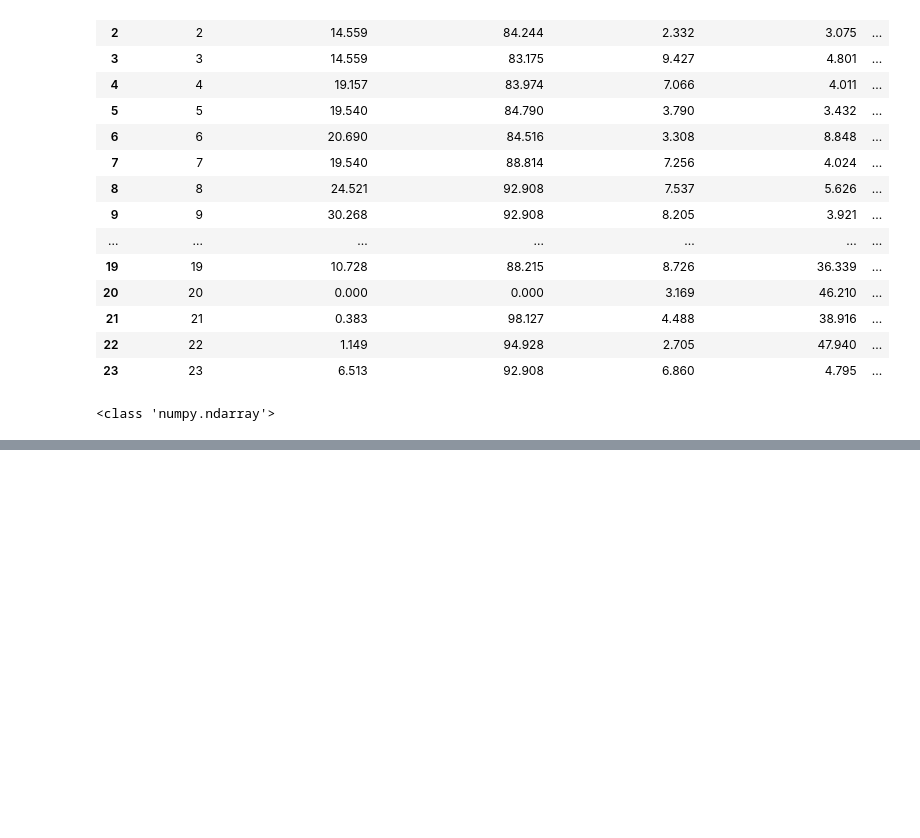
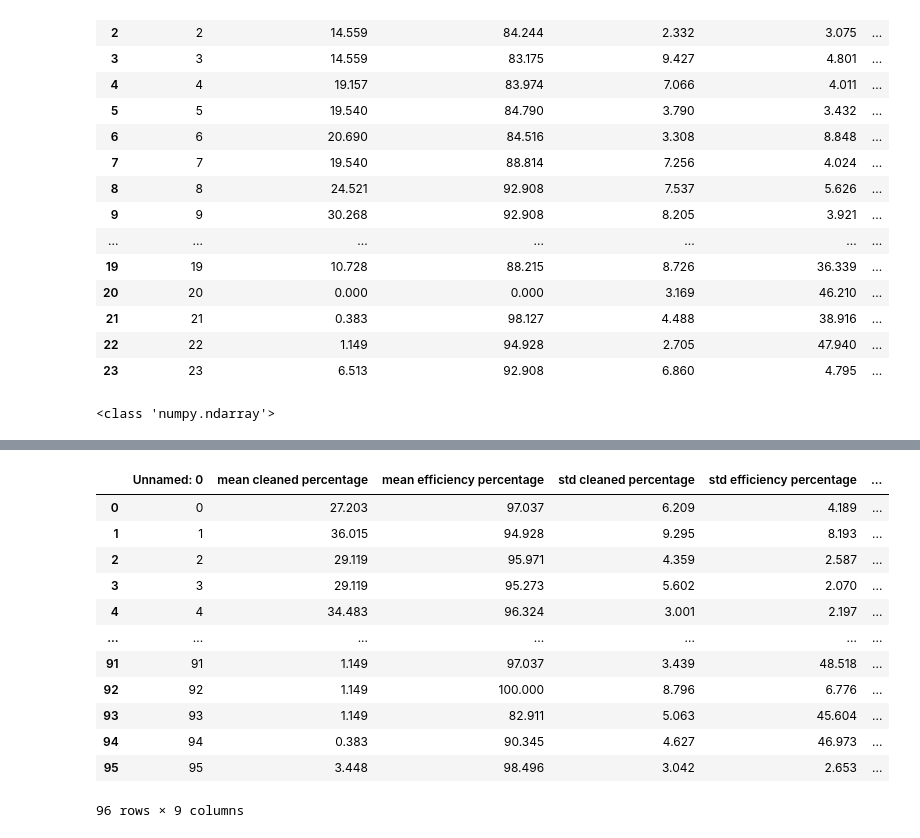
Before and after one commit to mlostar/2AMC15-Group10, a Jupyter notebook: Discrete-Simulations/visualization.ipynb, the cells around one changed output, grey strips where cells are left out. Saved outputs shown, nothing was run; the diff lists cells and outputs as text; code cells hidden in the pictures; blank space fills up the shorter version.

```diff
--- a/Discrete-Simulations/visualization.ipynb
+++ b/Discrete-Simulations/visualization.ipynb
@@ -54,0 +55,18 @@ Text(0.5, 1.0, 'mean cleaned percentage 0.0')
+# %%
+f_name = 'SARSA'
+data = pd.read_csv('/Users/meruozhu/Downloads/'+f_name+'.csv')
+data
+# %% [output]
+|  | Unnamed: 0 | mean cleaned percentage | mean efficiency percentage | std cleaned percentage | std efficiency percentage | ... |
+| 0 | 0 | 27.203 | 97.037 | 6.209 | 4.189 | ... |
+| 1 | 1 | 36.015 | 94.928 | 9.295 | 8.193 | ... |
+| 2 | 2 | 29.119 | 95.971 | 4.359 | 2.587 | ... |
+| 3 | 3 | 29.119 | 95.273 | 5.602 | 2.070 | ... |
+| 4 | 4 | 34.483 | 96.324 | 3.001 | 2.197 | ... |
+| ... | ... | ... | ... | ... | ... | ... |
+| 91 | 91 | 1.149 | 97.037 | 3.439 | 48.518 | ... |
+| 92 | 92 | 1.149 | 100.000 | 8.796 | 6.776 | ... |
+| 93 | 93 | 1.149 | 82.911 | 5.063 | 45.604 | ... |
+| 94 | 94 | 0.383 | 90.345 | 4.627 | 46.973 | ... |
+| 95 | 95 | 3.448 | 98.496 | 3.042 | 2.653 | ... |
+96 rows × 9 columns
```
Also changed, not shown: parts of 6 cells of this notebook.
